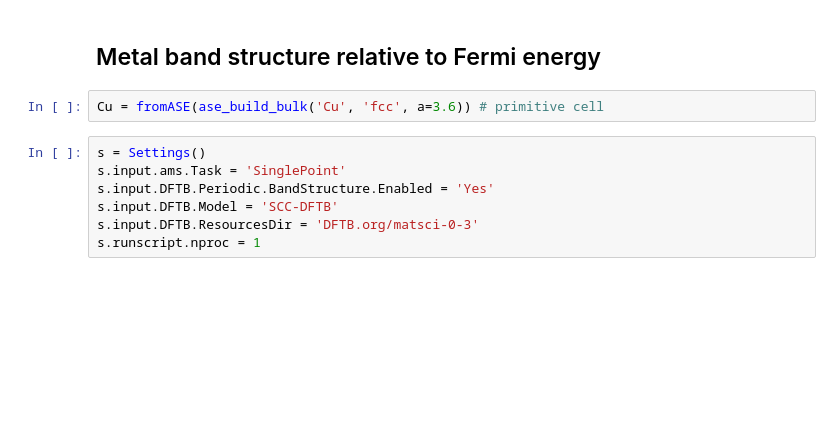
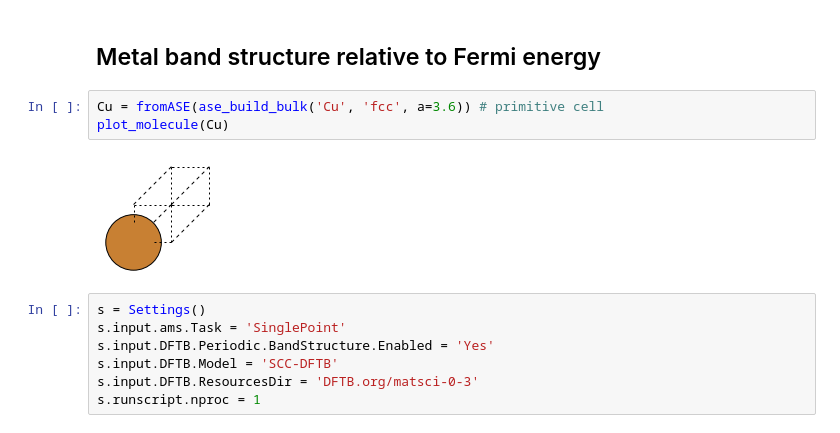
Before and after one commit to patrickmelix/PLAMS, a Jupyter notebook: doc/source/examples/BandStructure/BandStructureExample.ipynb, the cells around one changed output. Drawn from its saved outputs; the diff is of its cells as text; blank space fills up the shorter version.

```diff
--- a/doc/source/examples/BandStructure/BandStructureExample.ipynb
+++ b/doc/source/examples/BandStructure/BandStructureExample.ipynb
@@ -12,6 +12,9 @@ PLAMS working folder: /home/hellstrom/adfhome/scripting/scm/plams/doc/source/exa
 ## Metal band structure relative to Fermi energy
 # %%
 Cu = fromASE(ase_build_bulk('Cu', 'fcc', a=3.6)) # primitive cell
+plot_molecule(Cu)
+# %% [output]
+[figure, added]
 # %%
 s = Settings()
 s.input.ams.Task = 'SinglePoint'
```
Also changed, not shown: parts of 12 cells of this notebook, 10 other files.
